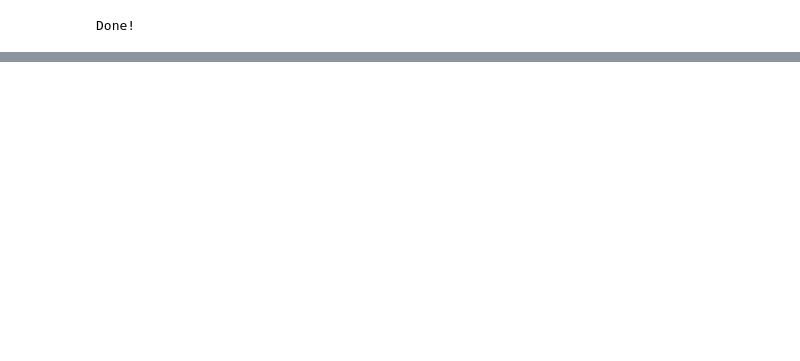
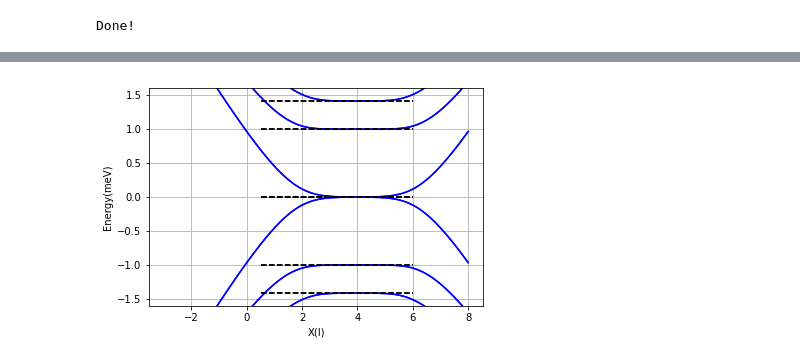
Before and after one commit to hassan-shap/CAR, a Jupyter notebook: Dirac-KKp-visualization.ipynb, the cells around one changed output, grey strips where cells are left out. Saved outputs shown, nothing was run; the diff lists cells and outputs as text; code cells hidden in the pictures; blank space fills up the shorter version.

```diff
--- a/Dirac-KKp-visualization.ipynb
+++ b/Dirac-KKp-visualization.ipynb
@@ -150,0 +220,27 @@ print(D_sc/meV)
+# %%
+gn=0.
+plt.figure()
+# plt.plot(ky_sw/1e9,En.T/meV)
+plt.plot(ky_sw*lB,En.T/hwc+gn,'b')
+# plt.plot(ky_sw*lB,En.T/hwc-gn,'b')
+plt.ylabel("Energy(meV)")
+# plt.xlabel("ky(1/nm)")
+
+Nll=4
+ill=np.arange(Nll)
+E1=np.reshape(np.sqrt(ill+(m_n/hwc)**2),[1,Nll])
+Eplot= np.concatenate((E1,E1),axis=0)
+xvals=np.reshape(np.array([0.5,6]),[2,1])
+plt.plot(xvals, Eplot-gn,'k--')
+plt.plot(xvals, Eplot+gn,'k--')
+plt.plot(xvals, -Eplot-gn,'k--')
+plt.plot(xvals, -Eplot+gn,'k--')
+
+
+plt.xlabel("X(l)")
+plt.ylim(-1.6,1.6)
+# plt.xlim(-7.5,7.5)
+plt.grid()
+plt.show()
+# %% [output]
+[figure, added]
```
Also changed, not shown: parts of 7 cells of this notebook, 11 other files.
